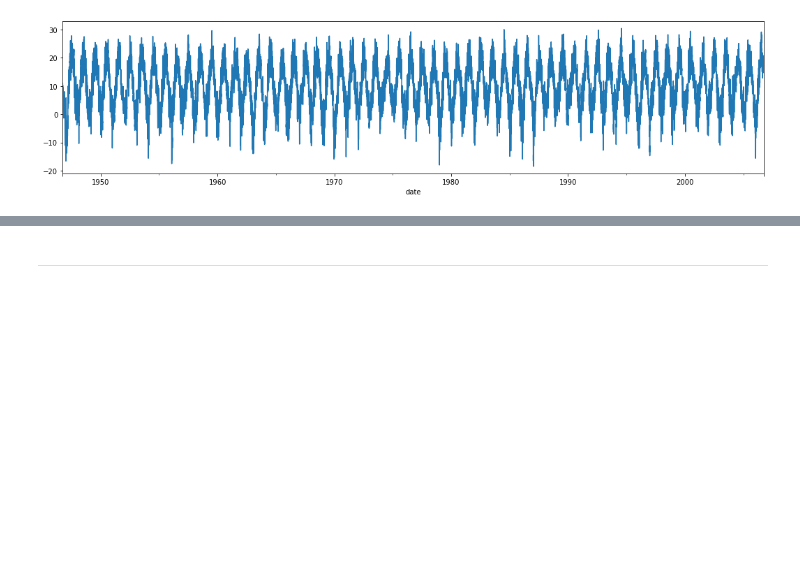
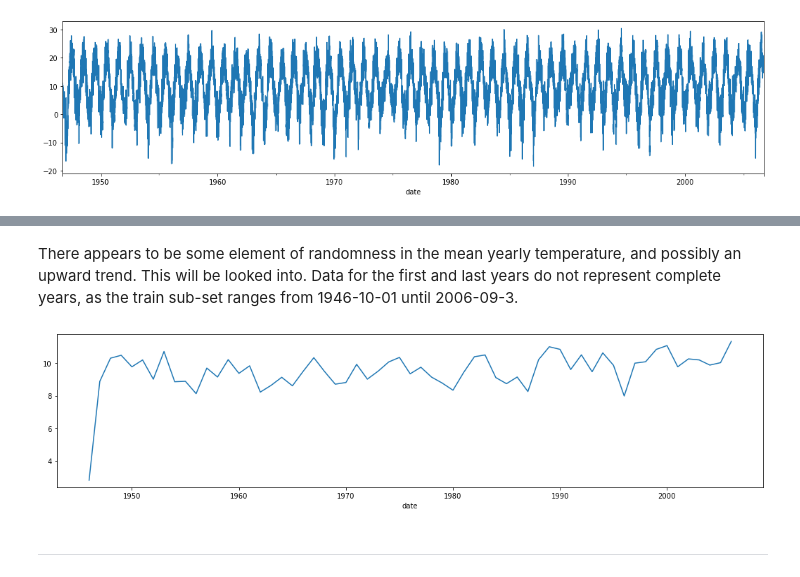
Before and after one commit to BGSoares/Bootcamp-Data-Science, a Jupyter notebook: 07-Temperature-Forecast/Temperature-Forecast.ipynb, the cells around one changed output, grey strips where cells are left out. Cells and saved outputs as stored; diff of their text form; code cells hidden in the pictures; blank space fills up the shorter version.

```diff
--- a/07-Temperature-Forecast/Temperature-Forecast.ipynb
+++ b/07-Temperature-Forecast/Temperature-Forecast.ipynb
@@ -136,3 +160,9 @@ if plot: df_train['tg'].plot()
+# %% [markdown]
+There appears to be some element of randomness in the mean yearly temperature, and possibly an upward trend. This will be looked into. Data for the first and last years do not represent complete years, as the train sub-set ranges from 1946-10-01 until 2006-09-3.
+# %%
+if plot: df_train['tg'].groupby(df_train.index.year).mean().plot()
+# %% [output]
+[figure, added]
 # %% [markdown]
 ---
 # %% [markdown]
```
Also changed, not shown: parts of 37 cells of this notebook, 7 other files.
